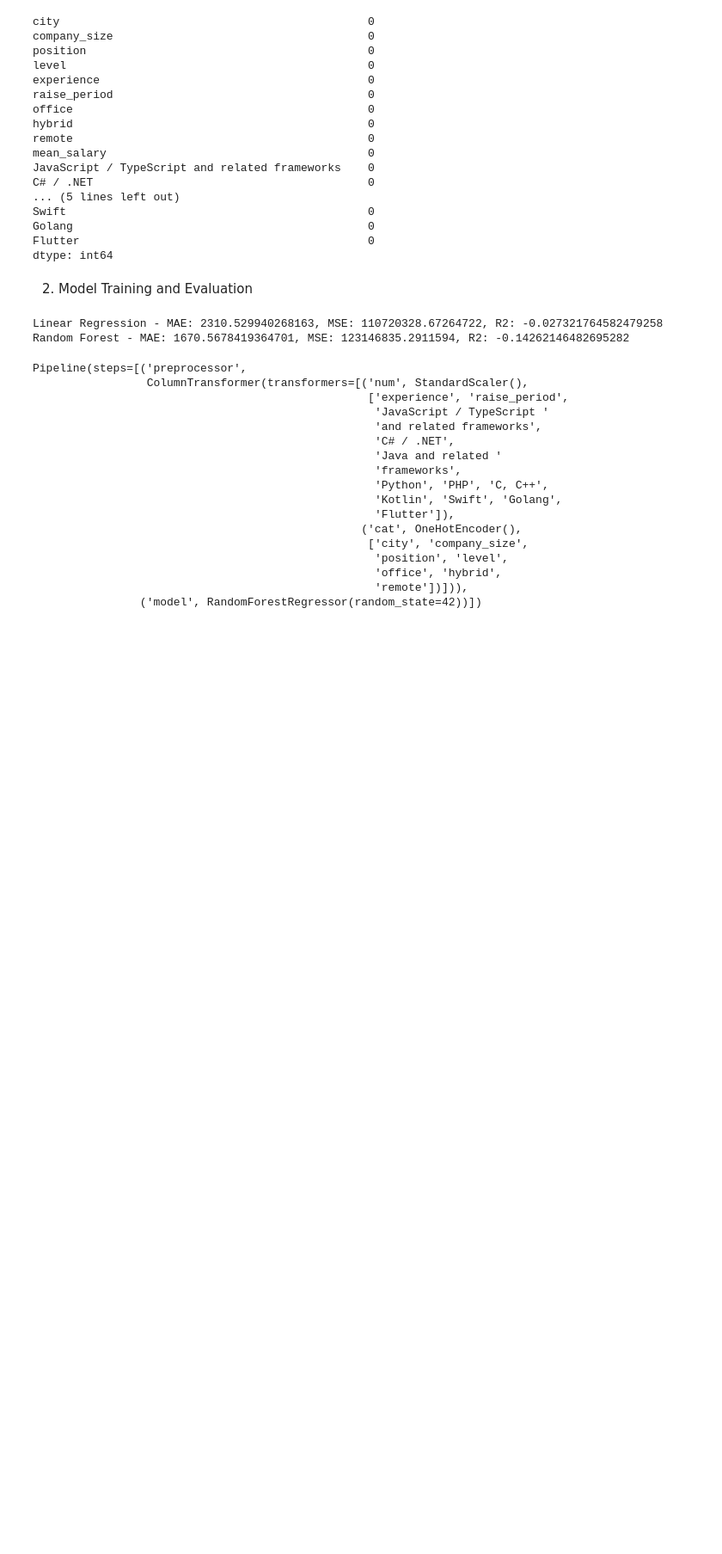
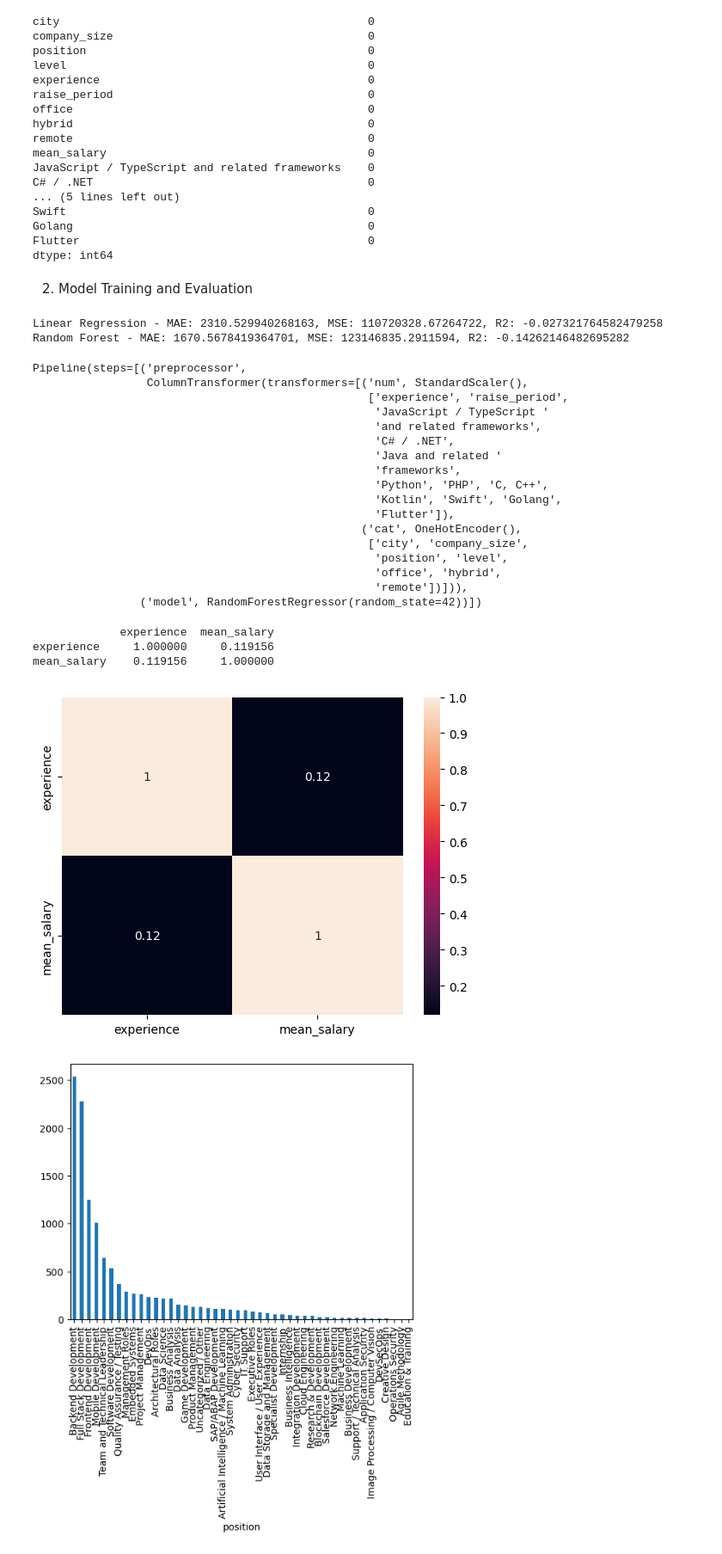
Before and after one commit to haticenurel/ML_based_salary_estimator, a Jupyter notebook: MachineLearning/notebook.ipynb, the cells around one changed output. Shown at 86% size. Cells and saved outputs as stored; diff of their text form; code cells hidden in the pictures; blank space fills up the shorter version.

Commit message:
add graphs

```diff
--- a/MachineLearning/notebook.ipynb
+++ b/MachineLearning/notebook.ipynb
@@ -94,3 +94,44 @@ Pipeline(steps=[('preprocessor',
                                                    'office', 'hybrid',
                                                    'remote'])])),
                 ('model', RandomForestRegressor(random_state=42))])
+# %%
+import pandas as pd
+import numpy as np
+import seaborn as sns
+import matplotlib.pyplot as plt
+from sklearn.model_selection import train_test_split
+
+# Read the data (replace 'your_data.csv' with the actual file path)
+data = pd.read_csv('../DataTransformation/last_final_data.csv')
+data.dropna(how="any", inplace=True)
+
+# Separate features (X) and target (Y)
+X = data.drop(columns=['mean_salary'])
+Y = data['mean_salary']
+# Split the data into training and testing sets (70% train, 30% test)
+X_train, X_test, Y_train, Y_test = train_test_split(X, Y, test_size=0.3, random_state=10)
+corr = data[["experience","mean_salary"]].corr()
+
+print(corr)
+
+sns.heatmap(corr,annot=True)
+plt.show()
+
+
+data['position'].value_counts().plot(kind="bar")
+plt.show()
+
+data['level'].value_counts().plot(kind="bar")
+plt.show()
+
+data['company_size'].value_counts().plot(kind="bar")
+plt.show()
+
+data['raise_period'].value_counts().plot(kind="bar")
+plt.show()
+# %% [output]
+             experience  mean_salary
+experience     1.000000     0.119156
+mean_salary    0.119156     1.000000
+[figure, added]
+[figure, added]
```
Also changed, not shown: parts of 1 cell of this notebook.
